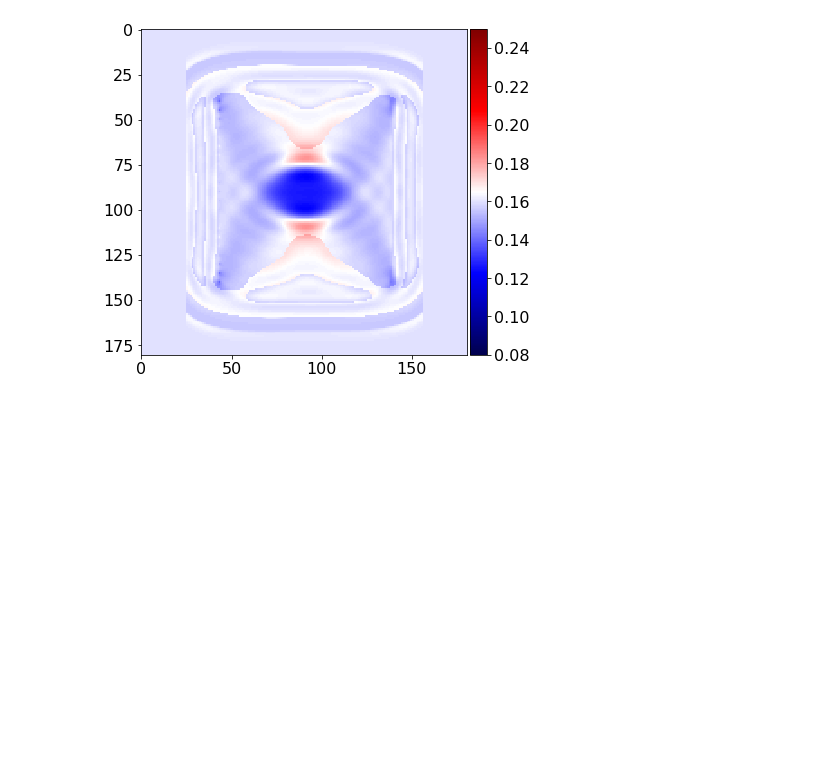
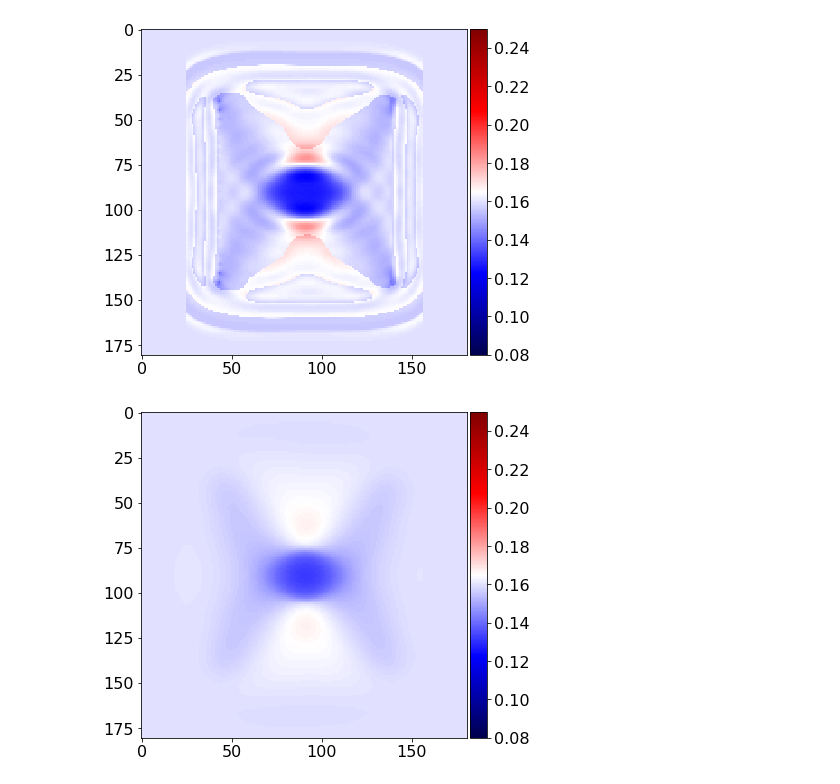
Before and after one commit to tjb900/devito, a Jupyter notebook: examples/seismic/tutorials/test_04_dask.ipynb, the cells around one changed output. Cells and saved outputs as stored; diff of their text form; code cells hidden in the pictures; blank space fills up the shorter version.

```diff
--- a/examples/seismic/tutorials/test_04_dask.ipynb
+++ b/examples/seismic/tutorials/test_04_dask.ipynb
@@ -178,3 +176,9 @@ from examples.seismic import plot_image
 plot_image(result.x.reshape(181, 181), vmin=.08, vmax=.25, cmap="seismic")
 # %% [output]
 [figure]
+# %%
+from skimage.restoration import denoise_tv_chambolle
+denoised = denoise_tv_chambolle(result.x.reshape(181, 181), weight=0.1)
+plot_image(denoised, vmin=.08, vmax=.25, cmap="seismic")
+# %% [output]
+[figure, added]
```
Also changed, not shown: parts of 3 cells of this notebook.
